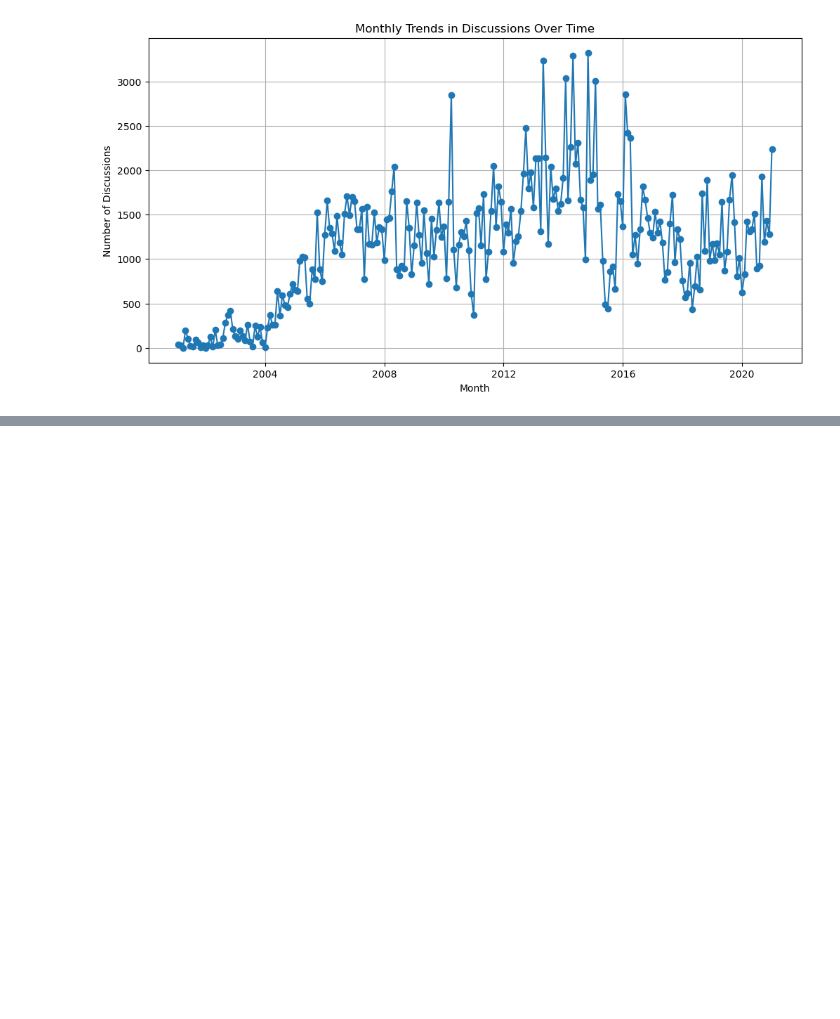
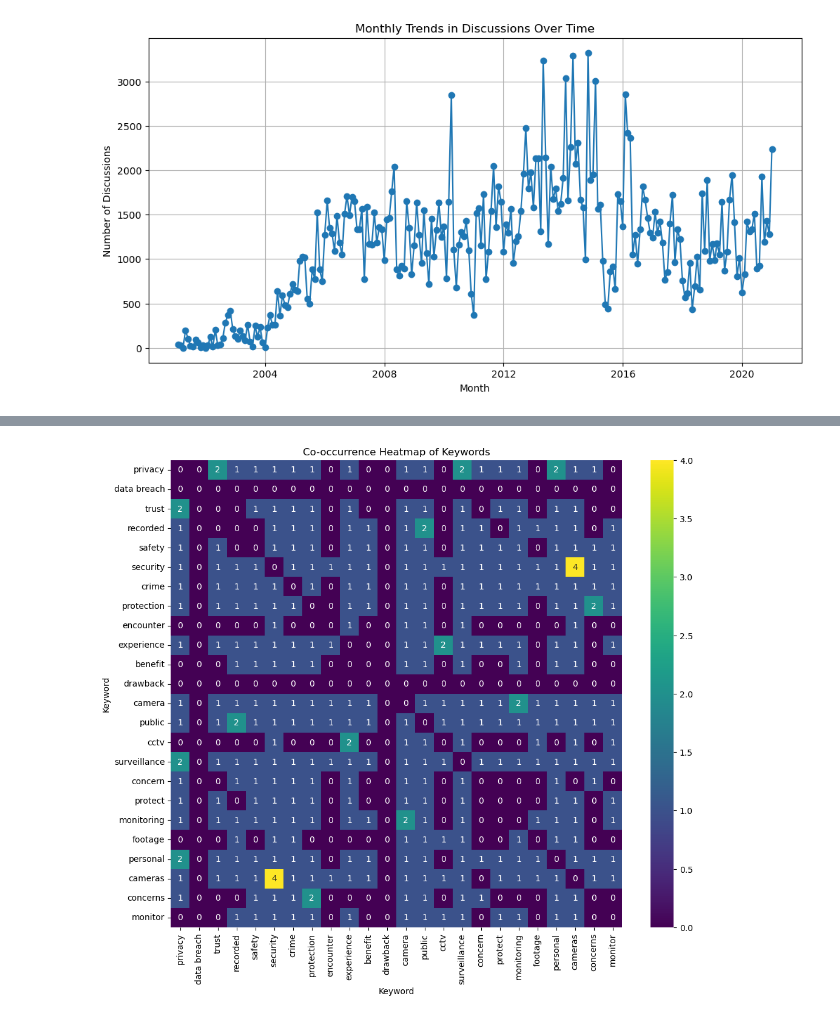
Before and after one commit to fahadchauhan/Public-Sentiment-and-Spatial-Distribution-of-Security-Cameras, a Jupyter notebook: suomi24/Trends.ipynb, the cells around one changed output, grey strips where cells are left out. Saved outputs shown, nothing was run; the diff lists cells and outputs as text; code cells hidden in the pictures; blank space fills up the shorter version.

```diff
--- a/suomi24/Trends.ipynb
+++ b/suomi24/Trends.ipynb
@@ -78,0 +118,37 @@ plt.show()
+# %%
+
+
+# Function to find co-occurrences
+def find_cooccurrences(text, keywords):
+    tokens = text.split()
+    cooccurrences = defaultdict(int)
+    for i, token in enumerate(tokens):
+        if token in keywords:
+            for j in range(max(0, i-5), min(len(tokens), i+6)):
+                if tokens[j] != token and tokens[j] in keywords:
+                    cooccurrences[(token, tokens[j])] += 1
+    return cooccurrences
+
+# Find co-occurrences in the dataset
+cooccurrences = defaultdict(int)
+for text in df['processed_text']:
+    cooccurrences.update(find_cooccurrences(text, keywords))
+
+# Convert co-occurrences to a matrix
+cooc_matrix = np.zeros((len(keywords), len(keywords)))
+keyword_index = {keyword: idx for idx, keyword in enumerate(keywords)}
+
+for (kw1, kw2), count in cooccurrences.items():
+    i, j = keyword_index[kw1], keyword_index[kw2]
+    cooc_matrix[i, j] = count
+    cooc_matrix[j, i] = count
+
+# Plot the co-occurrence heatmap
+plt.figure(figsize=(12, 10))
+sns.heatmap(cooc_matrix, xticklabels=keywords, yticklabels=keywords, cmap='viridis', annot=True, fmt='g')
+plt.title('Co-occurrence Heatmap of Keywords')
+plt.xlabel('Keyword')
+plt.ylabel('Keyword')
+plt.show()
+# %% [output]
+[figure, added]
```
Also changed, not shown: parts of 5 cells of this notebook.
